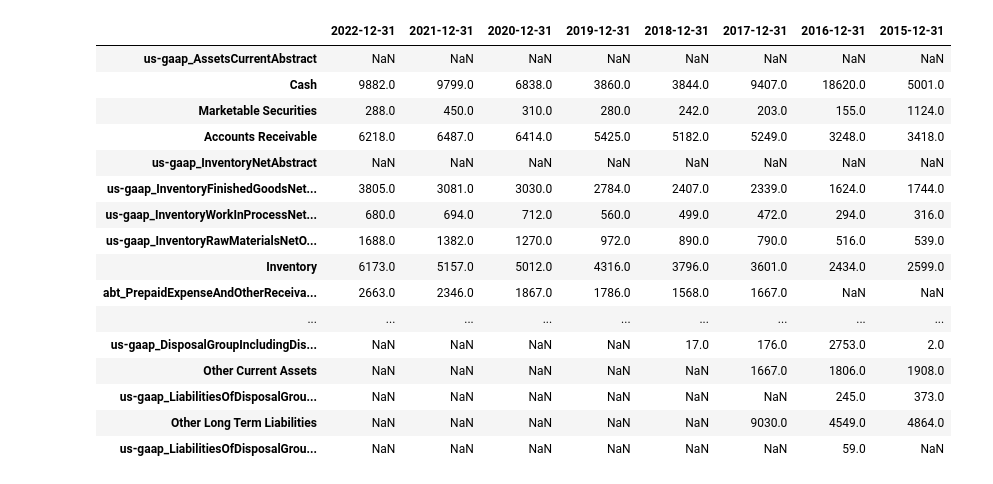
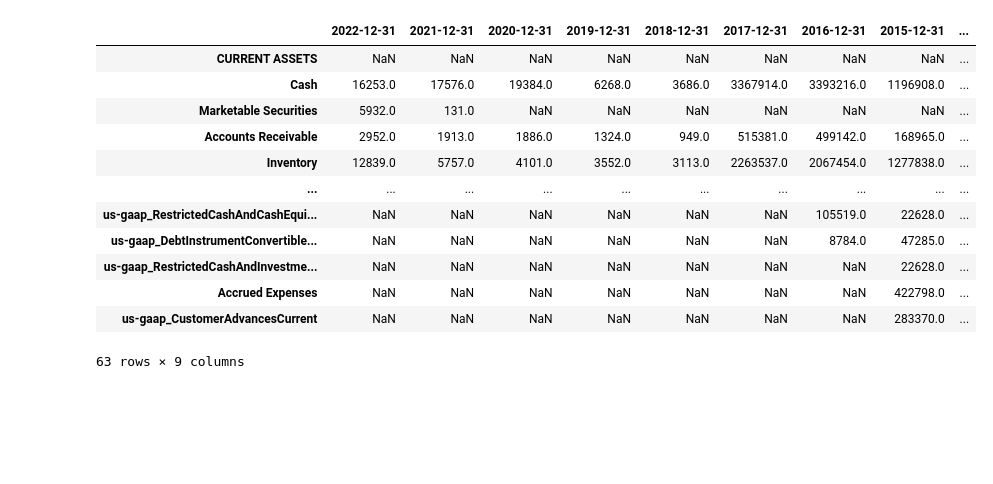
Before and after one commit to GGRusty/Edgar, a Jupyter notebook: modeling.ipynb, the cells around one changed output. Saved outputs shown, nothing was run; the diff lists cells and outputs as text; code cells hidden in the pictures; blank space fills up the shorter version.

```diff
--- a/modeling.ipynb
+++ b/modeling.ipynb
@@ -52,26 +99,22 @@ renamed_statement
 # %%
 statement = balance_sheet
-statement_mapping = Balance_sheet_mapping
+statement_mapping = balance_sheet_mapping.balance_mapping
 flattened_mapping = {old: new for new, old in statement_mapping.items() for old in old}
 renamed_statement = statement.rename(index=flattened_mapping)
 renamed_statement
 # %% [output]
-|  | 2022-12-31 | 2021-12-31 | 2020-12-31 | 2019-12-31 | 2018-12-31 | 2017-12-31 | 2016-12-31 | 2015-12-31 |
-| us-gaap_AssetsCurrentAbstract | NaN | NaN | NaN | NaN | NaN | NaN | NaN | NaN |
-| Cash | 9882.0 | 9799.0 | 6838.0 | 3860.0 | 3844.0 | 9407.0 | 18620.0 | 5001.0 |
-| Marketable Securities | 288.0 | 450.0 | 310.0 | 280.0 | 242.0 | 203.0 | 155.0 | 1124.0 |
-| Accounts Receivable | 6218.0 | 6487.0 | 6414.0 | 5425.0 | 5182.0 | 5249.0 | 3248.0 | 3418.0 |
-| us-gaap_InventoryNetAbstract | NaN | NaN | NaN | NaN | NaN | NaN | NaN | NaN |
-| us-gaap_InventoryFinishedGoodsNet... | 3805.0 | 3081.0 | 3030.0 | 2784.0 | 2407.0 | 2339.0 | 1624.0 | 1744.0 |
-| us-gaap_InventoryWorkInProcessNet... | 680.0 | 694.0 | 712.0 | 560.0 | 499.0 | 472.0 | 294.0 | 316.0 |
-| us-gaap_InventoryRawMaterialsNetO... | 1688.0 | 1382.0 | 1270.0 | 972.0 | 890.0 | 790.0 | 516.0 | 539.0 |
-| Inventory | 6173.0 | 5157.0 | 5012.0 | 4316.0 | 3796.0 | 3601.0 | 2434.0 | 2599.0 |
-| abt_PrepaidExpenseAndOtherReceiva... | 2663.0 | 2346.0 | 1867.0 | 1786.0 | 1568.0 | 1667.0 | NaN | NaN |
-| ... | ... | ... | ... | ... | ... | ... | ... | ... |
-| us-gaap_DisposalGroupIncludingDis... | NaN | NaN | NaN | NaN | 17.0 | 176.0 | 2753.0 | 2.0 |
-| Other Current Assets | NaN | NaN | NaN | NaN | NaN | 1667.0 | 1806.0 | 1908.0 |
-| us-gaap_LiabilitiesOfDisposalGrou... | NaN | NaN | NaN | NaN | NaN | NaN | 245.0 | 373.0 |
-| Other Long Term Liabilities | NaN | NaN | NaN | NaN | NaN | 9030.0 | 4549.0 | 4864.0 |
-| us-gaap_LiabilitiesOfDisposalGrou... | NaN | NaN | NaN | NaN | NaN | NaN | 59.0 | NaN |
+|  | 2022-12-31 | 2021-12-31 | 2020-12-31 | 2019-12-31 | 2018-12-31 | 2017-12-31 | 2016-12-31 | 2015-12-31 | ... |
+| CURRENT ASSETS | NaN | NaN | NaN | NaN | NaN | NaN | NaN | NaN | ... |
+| Cash | 16253.0 | 17576.0 | 19384.0 | 6268.0 | 3686.0 | 3367914.0 | 3393216.0 | 1196908.0 | ... |
+| Marketable Securities | 5932.0 | 131.0 | NaN | NaN | NaN | NaN | NaN | NaN | ... |
+| Accounts Receivable | 2952.0 | 1913.0 | 1886.0 | 1324.0 | 949.0 | 515381.0 | 499142.0 | 168965.0 | ... |
+| Inventory | 12839.0 | 5757.0 | 4101.0 | 3552.0 | 3113.0 | 2263537.0 | 2067454.0 | 1277838.0 | ... |
+| ... | ... | ... | ... | ... | ... | ... | ... | ... | ... |
+| us-gaap_RestrictedCashAndCashEqui... | NaN | NaN | NaN | NaN | NaN | NaN | 105519.0 | 22628.0 | ... |
+| us-gaap_DebtInstrumentConvertible... | NaN | NaN | NaN | NaN | NaN | NaN | 8784.0 | 47285.0 | ... |
+| us-gaap_RestrictedCashAndInvestme... | NaN | NaN | NaN | NaN | NaN | NaN | NaN | 22628.0 | ... |
+| Accrued Expenses | NaN | NaN | NaN | NaN | NaN | NaN | NaN | 422798.0 | ... |
+| us-gaap_CustomerAdvancesCurrent | NaN | NaN | NaN | NaN | NaN | NaN | NaN | 283370.0 | ... |
+63 rows × 9 columns
 # %%
 statement = cash_flow_statement
```
Also changed, not shown: parts of 5 cells of this notebook, 14 other files.
